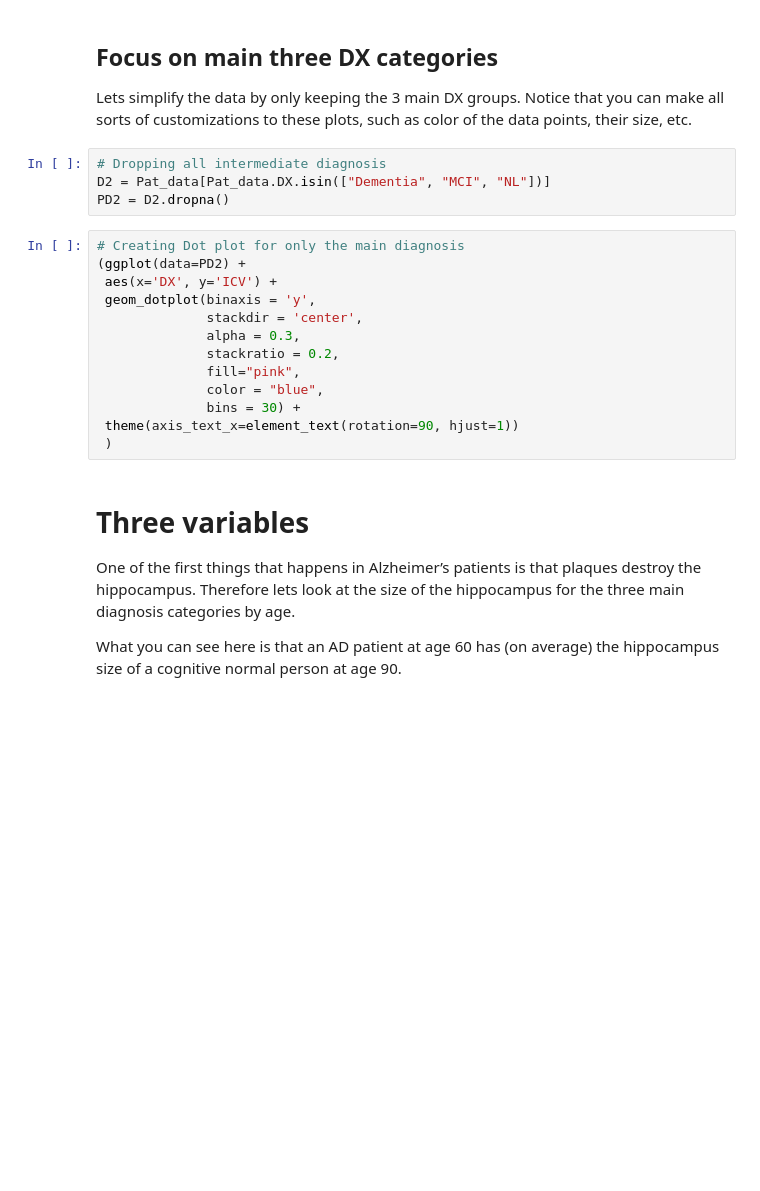
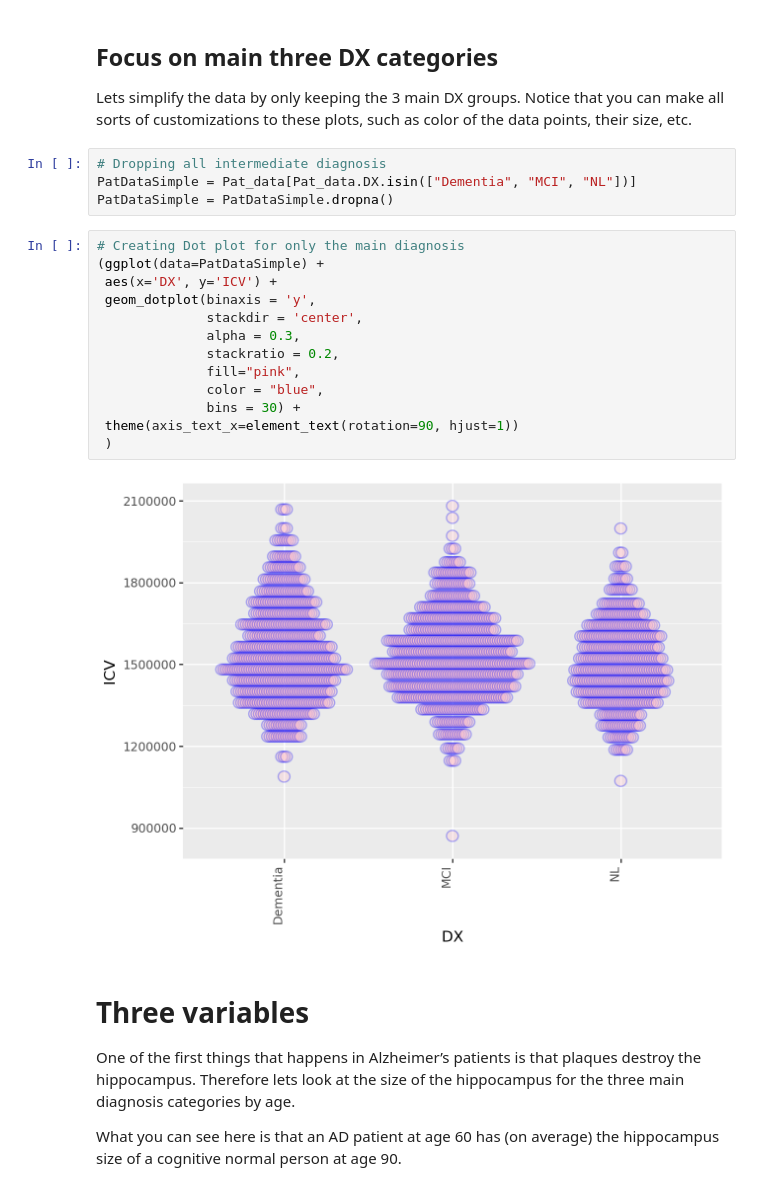
Before and after one commit to pleunipennings/CSC508_ML_Biomedicine_Class, a Jupyter notebook: Module4/Module_4a_PatData_ExploratoryDataAnalysis.ipynb, the cells around one changed output. Drawn from its saved outputs; the diff is of its cells as text; blank space fills up the shorter version.

```diff
--- a/Module4/Module_4a_PatData_ExploratoryDataAnalysis.ipynb
+++ b/Module4/Module_4a_PatData_ExploratoryDataAnalysis.ipynb
@@ -203,21 +256,23 @@ Yet a third plot that looks similar to the violin plot is the **Dotplot**. The d
 Lets simplify the data by only keeping the 3 main DX groups. Notice that you can make all sorts of customizations to these plots, such as color of the data points, their size, etc.
 # %%
 # Dropping all intermediate diagnosis
-D2 = Pat_data[Pat_data.DX.isin(["Dementia", "MCI", "NL"])]
-PD2 = D2.dropna()
+PatDataSimple = Pat_data[Pat_data.DX.isin(["Dementia", "MCI", "NL"])]
+PatDataSimple = PatDataSimple.dropna()
 # %%
 # Creating Dot plot for only the main diagnosis
-(ggplot(data=PD2) +
+(ggplot(data=PatDataSimple) +
  aes(x='DX', y='ICV') +
  geom_dotplot(binaxis = 'y',
               stackdir = 'center',
               alpha = 0.3,
               stackratio = 0.2,
               fill="pink",
               color = "blue",
               bins = 30) +
  theme(axis_text_x=element_text(rotation=90, hjust=1))
  )
+# %% [output]
+[figure, added]
 # %% [markdown]
 # Three variables
 One of the first things that happens in Alzheimer’s patients is that plaques destroy the hippocampus. Therefore lets look at the size of the hippocampus for the three main diagnosis categories by age.
```
Also changed, not shown: parts of 27 cells of this notebook.
